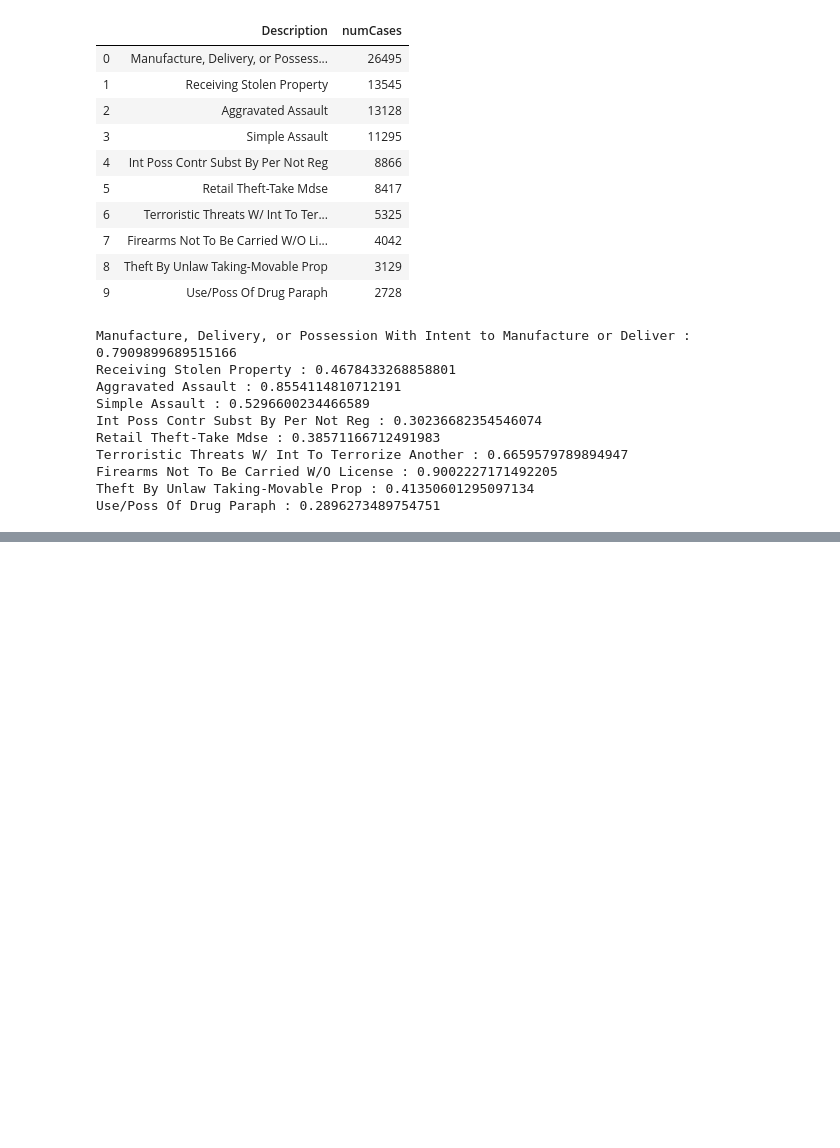
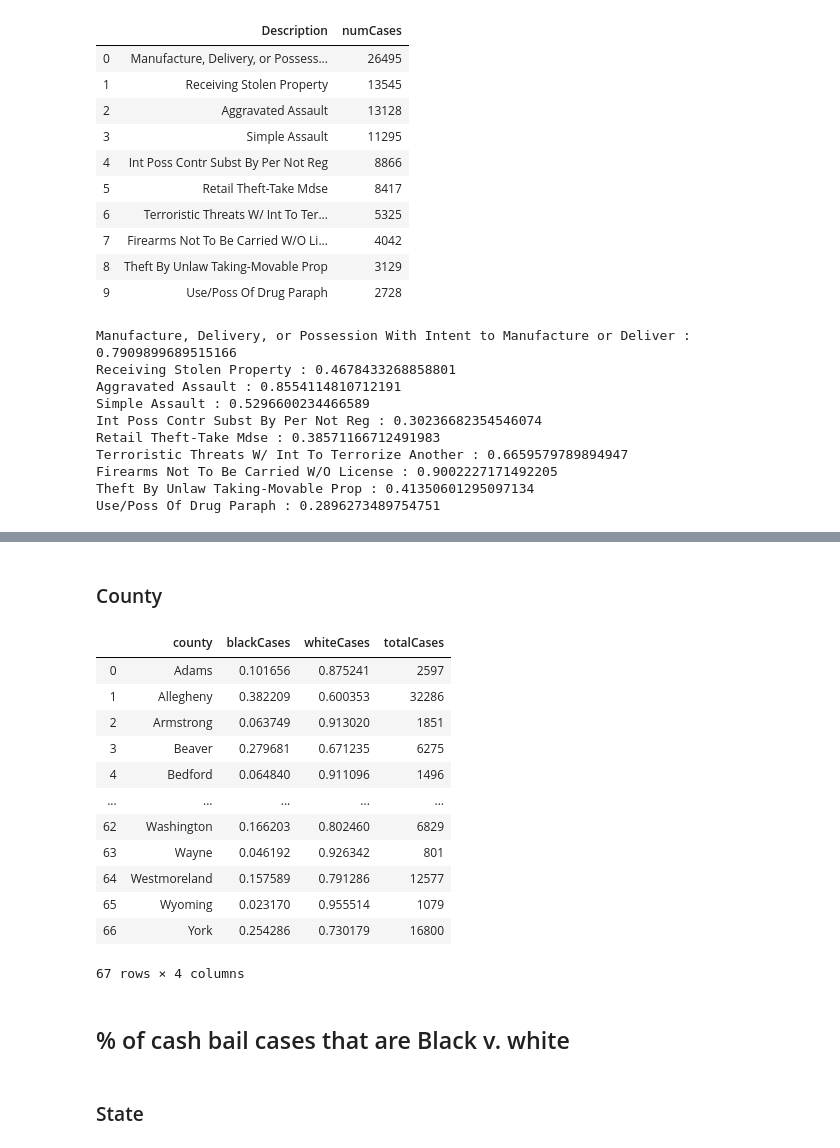
Before and after one commit to choprashweta/cashbail-pa, a Jupyter notebook: Bail Trends.ipynb, the cells around one changed output, grey strips where cells are left out. Cells and saved outputs as stored; diff of their text form; code cells hidden in the pictures; blank space fills up the shorter version.

```diff
--- a/Bail Trends.ipynb
+++ b/Bail Trends.ipynb
@@ -554,0 +723,38 @@ Use/Poss Of Drug Paraph : 0.2896273489754751
+# %% [markdown]
+### County
+# %%
+out = df[df.DefendantRace.isin(['Black','White'])].groupby(['county','DefendantRace'])['OTN'].count().reset_index()
+out = out.pivot(index='county',columns='DefendantRace', values='OTN').reset_index()
+out.columns.name = None
+out.columns = ['county','blackCases','whiteCases']
+
+
+
+totalCases = df.county.value_counts().reset_index()
+totalCases.columns = ['county','totalCases']
+
+out = out.merge(totalCases, on ='county',how='left')
+
+out['blackCases']  = out.blackCases/out.totalCases
+out['whiteCases']  = out.whiteCases/out.totalCases
+# %%
+# 87% of the cases in Adams are made up of white defendants, 10% by black defendants
+out
+# %% [output]
+|  | county | blackCases | whiteCases | totalCases |
+| 0 | Adams | 0.101656 | 0.875241 | 2597 |
+| 1 | Allegheny | 0.382209 | 0.600353 | 32286 |
+| 2 | Armstrong | 0.063749 | 0.913020 | 1851 |
+| 3 | Beaver | 0.279681 | 0.671235 | 6275 |
+| 4 | Bedford | 0.064840 | 0.911096 | 1496 |
+| ... | ... | ... | ... | ... |
+| 62 | Washington | 0.166203 | 0.802460 | 6829 |
+| 63 | Wayne | 0.046192 | 0.926342 | 801 |
+| 64 | Westmoreland | 0.157589 | 0.791286 | 12577 |
+| 65 | Wyoming | 0.023170 | 0.955514 | 1079 |
+| 66 | York | 0.254286 | 0.730179 | 16800 |
+67 rows × 4 columns
+# %% [markdown]
+## % of cash bail cases that are Black v. white
+# %% [markdown]
+### State
```
Also changed, not shown: parts of 33 cells of this notebook.
